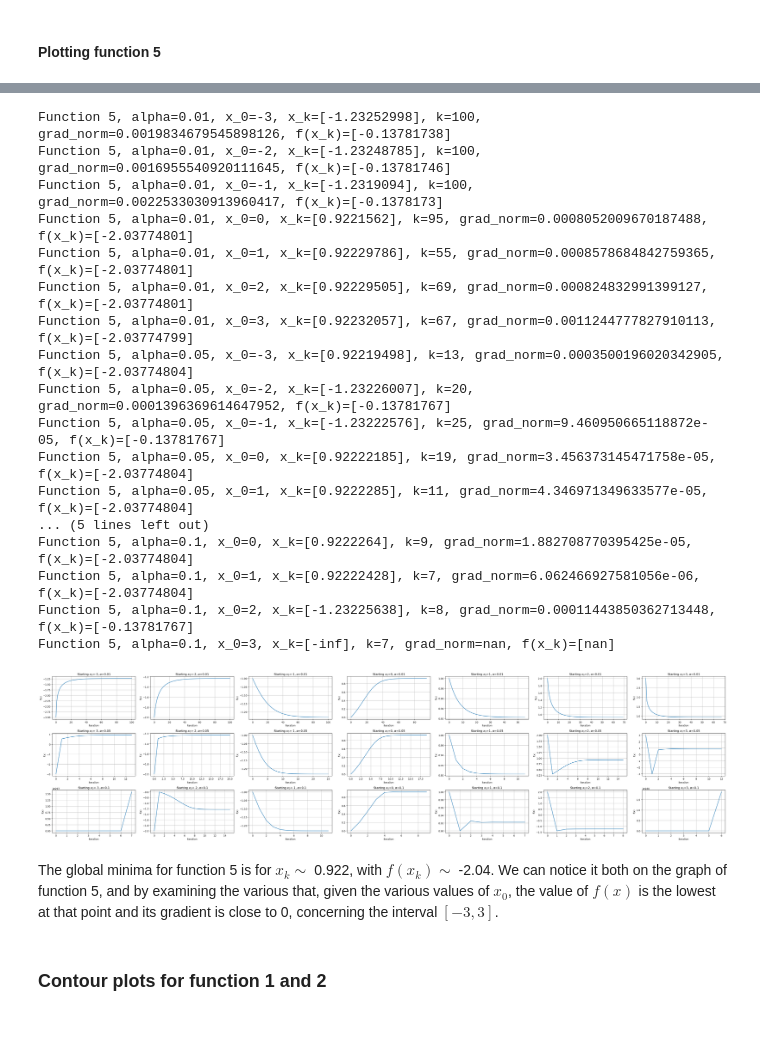
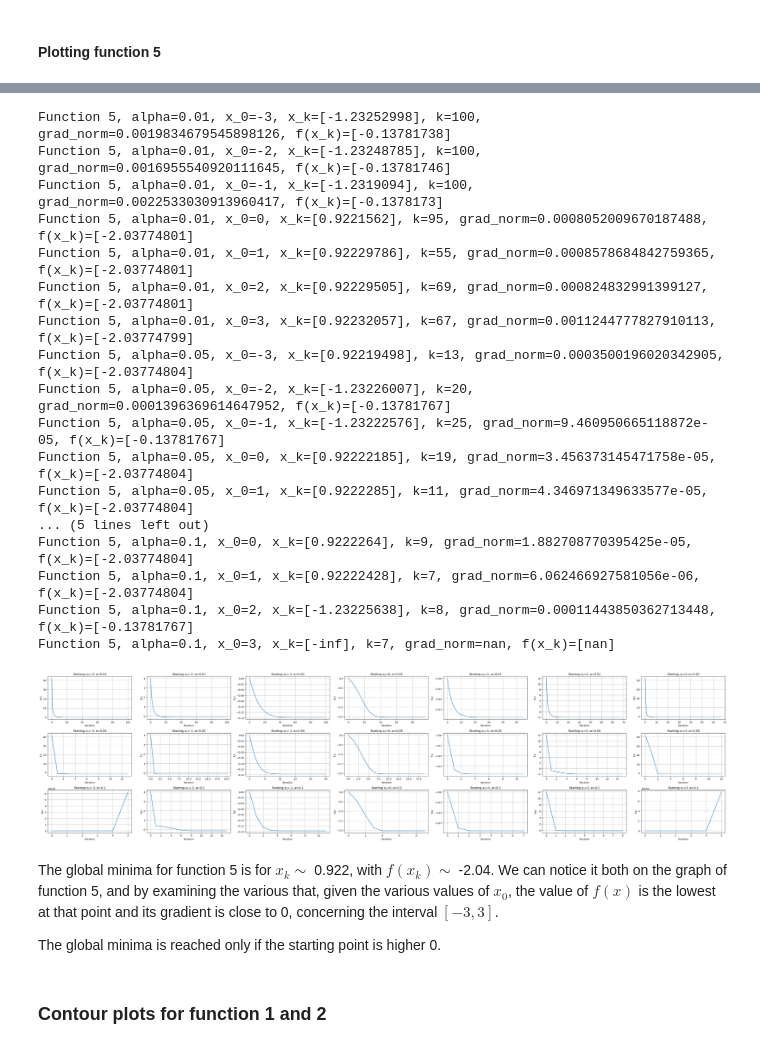
Before and after one commit to AngeloGalav/statistical-and-mathematical-methods, a Jupyter notebook: hw3/1_optimization_gd.ipynb, the cells around one changed output, grey strips where cells are left out. Saved outputs shown, nothing was run; the diff lists cells and outputs as text; code cells hidden in the pictures.

Commit message:
wrote last comments, adjusted some things

```diff
--- a/hw3/1_optimization_gd.ipynb
+++ b/hw3/1_optimization_gd.ipynb
@@ -147,6 +147,7 @@ for alpha in alphas:
         ax.set_title(rf'Function {i+1}, $\alpha$={alpha}')
         ax.set_xlabel('k')
         ax.set_ylabel(r'$||\nabla f(x_k)||$')
+        ax.axhline(y=0, color='red', linestyle='--', linewidth=1)
     print("\n")
     plt.show()
 # %% [output]
@@ -206,6 +207,7 @@ for i, (f, grad_f) in enumerate(functions):
     ax.set_title(rf'Function {i+1} with backtracking')
     ax.set_xlabel('k')
     ax.set_ylabel(r'$||\nabla f(x_k)||$')
+    ax.axhline(y=0, color='red', linestyle='--', linewidth=1)
 print("\n")
 # %% [output]
 Function 1, GD with backtracking got final result: [2.99993978 0.99997993], with 81 iterations, and grad_norm=0.00012696449525289447
@@ -302,6 +304,7 @@ for row, lambda_param in enumerate(lambda_params):
         ax.set_title(rf'Function 4 with lambda_param={lambda_param}, $\alpha$={alpha}')
         ax.set_xlabel('k')
         ax.set_ylabel(r'$||\nabla f(x_k)||$')
+        ax.axhline(y=0, color='red', linestyle='--', linewidth=1)
         print(f"Function 4 with lambda={lambda_param}, alpha={alpha}, with {k} iterations, and grad_norm={grad_norm_history[-1]}")
 
     x_k_history, k, _, grad_norm_history = gradient_descent(fn4, grad_fn4, x0, None, kmax, tolx, tolf, backtracking=backtracking)
@@ -310,6 +313,7 @@ for row, lambda_param in enumerate(lambda_params):
     ax.set_title(rf'Function 4 with lambda={lambda_param}, backtracking')
     ax.set_xlabel('k')
     ax.set_ylabel(r'$||\nabla f(x_k)||$')
+    ax.axhline(y=0, color='red', linestyle='--', linewidth=1)
     print(f"Function 4 with lambda={lambda_param}, backtracking, with {k} iterations, and grad_norm={grad_norm_history[-1]}")
 
 
@@ -364,6 +368,7 @@ for row, n in enumerate(n_to_try):
         ax.set_title(rf'Function 3 with n={n}, $\alpha$={alpha}')
         ax.set_xlabel('k')
         ax.set_ylabel(r'$||\nabla f(x_k)||$')
+        ax.axhline(y=0, color='red', linestyle='--', linewidth=1)
         print(f"Function 3 with n={n}, alpha={alpha}, with {k} iterations, and grad_norm={grad_norm_history[-1]}")
 
     x_k_history, k, _, grad_norm_history = gradient_descent(fn3, grad_fn3, x0, None, kmax, tolx, tolf, backtracking=backtracking)
@@ -372,6 +377,7 @@ for row, n in enumerate(n_to_try):
     ax.set_title(rf'Function 3 with n={n}, backtracking')
     ax.set_xlabel('k')
     ax.set_ylabel(r'$||\nabla f(x_k)||$')
+    ax.axhline(y=0, color='red', linestyle='--', linewidth=1)
     print(f"Function 3 with n={n}, backtracking, with {k} iterations, and grad_norm={grad_norm_history[-1]}")
 
 plt.tight_layout()
@@ -413,46 +419,48 @@ plt.show()
 x0s = [-3, -2, -1, 0, 1, 2, 3]
 alphas = [0.01, 0.05, 0.1]
 
-fig, axs = plt.subplots(ncols=(len(x0s)*len(alphas) + 2) // 3, nrows=3, figsize=(40, 10))  # Adjust size as needed
+fig, axs = plt.subplots(ncols=(len(x0s)*len(alphas) + 2) // 3, nrows=3, figsize=(40, 10))
 axs = axs.flatten()
 
 plot_index = 0
 for alpha in alphas:
     for x0 in x0s:
         x_k_history, k, f_val_history, grad_norm_history = gradient_descent(fn5, grad_fn5, np.array([x0]), alpha, kmax, tolx, tolf)
-        axs[plot_index].plot(x_k_history)
+        axs[plot_index].plot(f_val_history)
         axs[plot_index].grid(True)
         axs[plot_index].set_title(rf'Starting $x_0$={x0}, $\alpha$={alpha}')
         axs[plot_index].set_xlabel('Iteration')
         axs[plot_index].set_ylabel('f(x)')
         plot_index += 1
         print(f"Function 5, alpha={alpha}, x_0={x0}, x_k={x_k_history[-1]}, k={k}, grad_norm={grad_norm_history[-1]}, f(x_k)={f_val_history[-1]}")
 
 
 plt.tight_layout()
 plt.show()
 # %% [output]
 [figure]
 Function 5, alpha=0.01, x_0=-3, x_k=[-1.23252998], k=100, grad_norm=0.0019834679545898126, f(x_k)=[-0.13781738]
 Function 5, alpha=0.01, x_0=-2, x_k=[-1.23248785], k=100, grad_norm=0.0016955540920111645, f(x_k)=[-0.13781746]
 Function 5, alpha=0.01, x_0=-1, x_k=[-1.2319094], k=100, grad_norm=0.0022533030913960417, f(x_k)=[-0.1378173]
 Function 5, alpha=0.01, x_0=0, x_k=[0.9221562], k=95, grad_norm=0.0008052009670187488, f(x_k)=[-2.03774801]
 Function 5, alpha=0.01, x_0=1, x_k=[0.92229786], k=55, grad_norm=0.0008578684842759365, f(x_k)=[-2.03774801]
 Function 5, alpha=0.01, x_0=2, x_k=[0.92229505], k=69, grad_norm=0.000824832991399127, f(x_k)=[-2.03774801]
 Function 5, alpha=0.01, x_0=3, x_k=[0.92232057], k=67, grad_norm=0.0011244777827910113, f(x_k)=[-2.03774799]
 Function 5, alpha=0.05, x_0=-3, x_k=[0.92219498], k=13, grad_norm=0.0003500196020342905, f(x_k)=[-2.03774804]
 Function 5, alpha=0.05, x_0=-2, x_k=[-1.23226007], k=20, grad_norm=0.0001396369614647952, f(x_k)=[-0.13781767]
 Function 5, alpha=0.05, x_0=-1, x_k=[-1.23222576], k=25, grad_norm=9.460950665118872e-05, f(x_k)=[-0.13781767]
 Function 5, alpha=0.05, x_0=0, x_k=[0.92222185], k=19, grad_norm=3.456373145471758e-05, f(x_k)=[-2.03774804]
 Function 5, alpha=0.05, x_0=1, x_k=[0.9222285], k=11, grad_norm=4.346971349633577e-05, f(x_k)=[-2.03774804]
 ... (5 lines left out)
 Function 5, alpha=0.1, x_0=0, x_k=[0.9222264], k=9, grad_norm=1.882708770395425e-05, f(x_k)=[-2.03774804]
 Function 5, alpha=0.1, x_0=1, x_k=[0.92222428], k=7, grad_norm=6.062466927581056e-06, f(x_k)=[-2.03774804]
 Function 5, alpha=0.1, x_0=2, x_k=[-1.23225638], k=8, grad_norm=0.00011443850362713448, f(x_k)=[-0.13781767]
 Function 5, alpha=0.1, x_0=3, x_k=[-inf], k=7, grad_norm=nan, f(x_k)=[nan]
-[figure, old version]
+[figure, new version]
 # %% [markdown]
 The global minima for function 5 is for $x_k \sim$ 0.922, with $f(x_k) \sim$ -2.04. We can notice it both on the graph of function 5, and by examining the various that, given the various values of $x_0$, the value of $f(x)$ is the lowest at that point and its gradient is close to 0, concerning the interval $[-3,3]$.
+
+The global minima is reached only if the starting point is higher 0.
 # %% [markdown]
 ### Contour plots for function 1 and 2
 # %%
```
Also changed, not shown: parts of 4 cells of this notebook, 3 other files.
